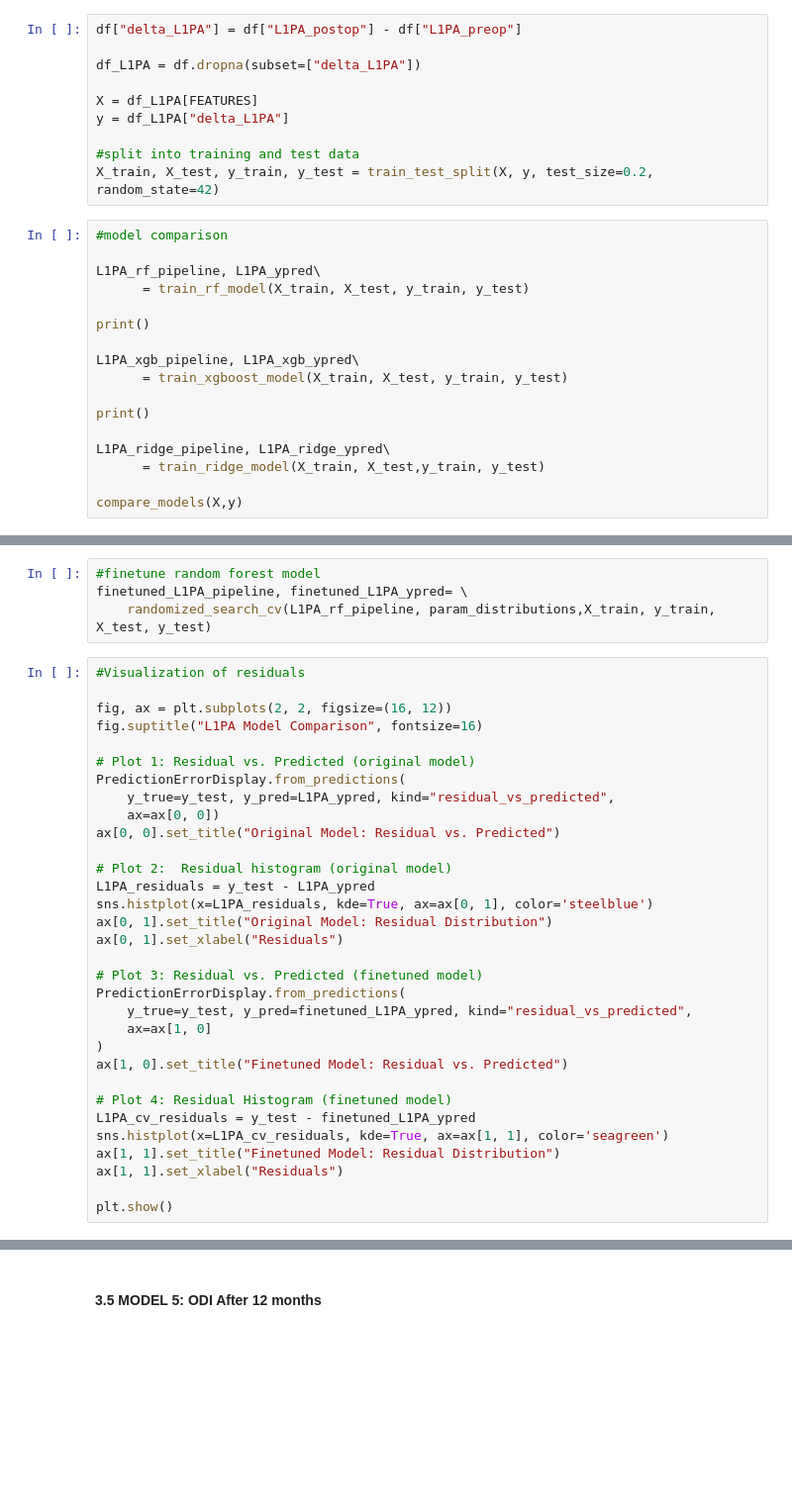
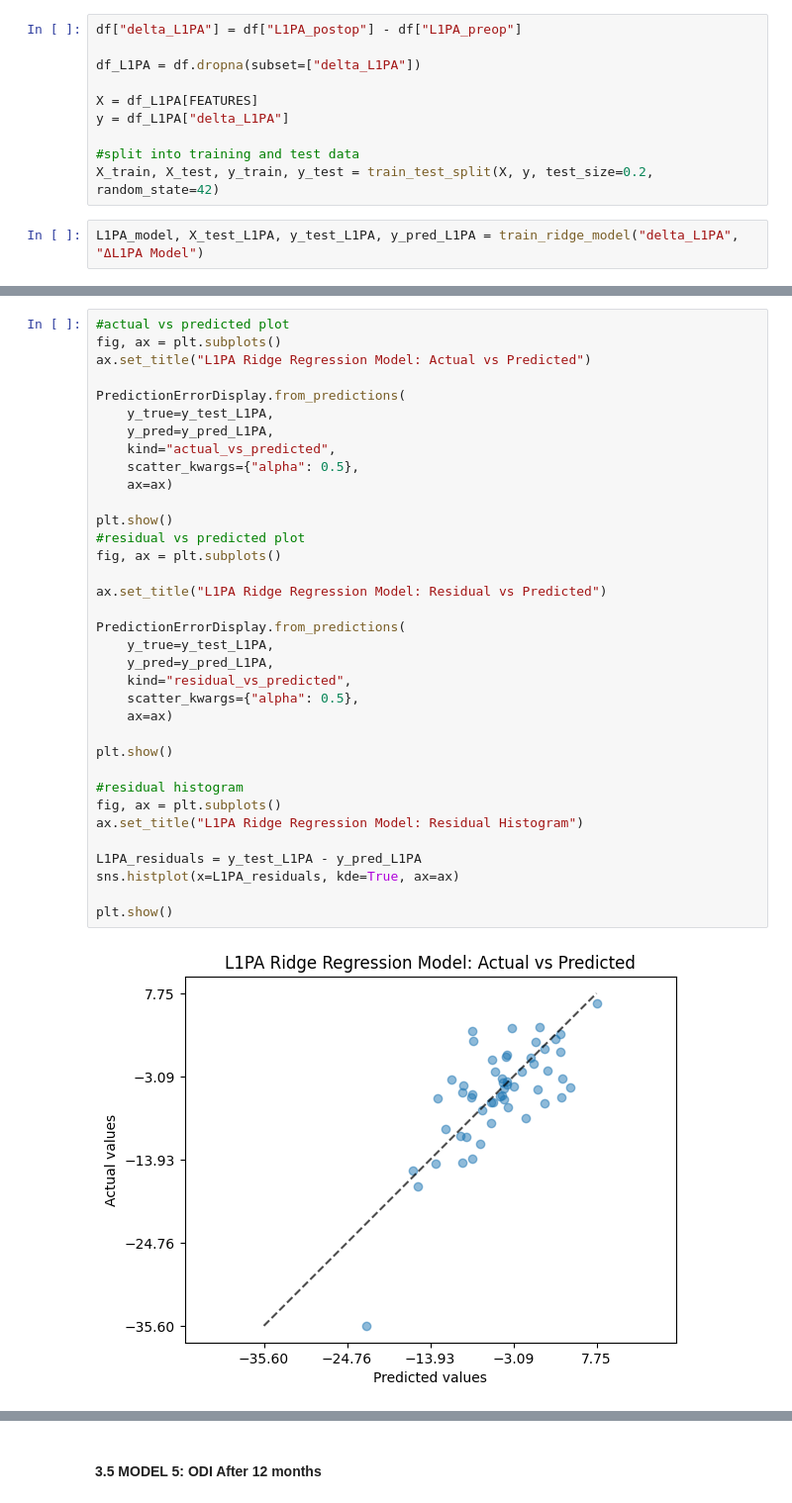
Before and after one commit to 124578-UW/Data-Science-Capstone, a Jupyter notebook: notebooks/03_ml_model_baseline.ipynb, the cells around one changed output, grey strips where cells are left out. Shown at 99% size. Cells and saved outputs as stored; diff of their text form; blank space fills up the shorter version.

```diff
--- a/notebooks/03_ml_model_baseline.ipynb
+++ b/notebooks/03_ml_model_baseline.ipynb
@@ -488,19 +412,4 @@ y = df_L1PA["delta_L1PA"]
 #split into training and test data
 X_train, X_test, y_train, y_test = train_test_split(X, y, test_size=0.2, random_state=42)
 # %%
-#model comparison
-
-L1PA_rf_pipeline, L1PA_ypred\
-      = train_rf_model(X_train, X_test, y_train, y_test)
-
-print()
-
-L1PA_xgb_pipeline, L1PA_xgb_ypred\
-      = train_xgboost_model(X_train, X_test, y_train, y_test)
-
-print()
-
-L1PA_ridge_pipeline, L1PA_ridge_ypred\
-      = train_ridge_model(X_train, X_test,y_train, y_test)
-
-compare_models(X,y)
+L1PA_model, X_test_L1PA, y_test_L1PA, y_pred_L1PA = train_ridge_model("delta_L1PA", "ΔL1PA Model")
@@ -507,36 +421,37 @@ compare_models(X,y)
-# %%
-#finetune random forest model
-finetuned_L1PA_pipeline, finetuned_L1PA_ypred= \
-    randomized_search_cv(L1PA_rf_pipeline, param_distributions,X_train, y_train, X_test, y_test)
 # %%
-#Visualization of residuals
+#actual vs predicted plot
+fig, ax = plt.subplots()
+ax.set_title("L1PA Ridge Regression Model: Actual vs Predicted")
 
-fig, ax = plt.subplots(2, 2, figsize=(16, 12))
-fig.suptitle("L1PA Model Comparison", fontsize=16)
-
-# Plot 1: Residual vs. Predicted (original model)
 PredictionErrorDisplay.from_predictions(
-    y_true=y_test, y_pred=L1PA_ypred, kind="residual_vs_predicted",
-    ax=ax[0, 0])
-ax[0, 0].set_title("Original Model: Residual vs. Predicted")
-
-# Plot 2:  Residual histogram (original model)
-L1PA_residuals = y_test - L1PA_ypred
-sns.histplot(x=L1PA_residuals, kde=True, ax=ax[0, 1], color='steelblue')
-ax[0, 1].set_title("Original Model: Residual Distribution")
-ax[0, 1].set_xlabel("Residuals")
-
-# Plot 3: Residual vs. Predicted (finetuned model)
-PredictionErrorDisplay.from_predictions(
-    y_true=y_test, y_pred=finetuned_L1PA_ypred, kind="residual_vs_predicted",
-    ax=ax[1, 0]
-)
-ax[1, 0].set_title("Finetuned Model: Residual vs. Predicted")
-
-# Plot 4: Residual Histogram (finetuned model)
-L1PA_cv_residuals = y_test - finetuned_L1PA_ypred
-sns.histplot(x=L1PA_cv_residuals, kde=True, ax=ax[1, 1], color='seagreen')
-ax[1, 1].set_title("Finetuned Model: Residual Distribution")
-ax[1, 1].set_xlabel("Residuals")
+    y_true=y_test_L1PA,
+    y_pred=y_pred_L1PA,
+    kind="actual_vs_predicted",
+    scatter_kwargs={"alpha": 0.5},
+    ax=ax)
 
 plt.show()
+#residual vs predicted plot
+fig, ax = plt.subplots()
+
+ax.set_title("L1PA Ridge Regression Model: Residual vs Predicted")
+
+PredictionErrorDisplay.from_predictions(
+    y_true=y_test_L1PA,
+    y_pred=y_pred_L1PA,
+    kind="residual_vs_predicted",
+    scatter_kwargs={"alpha": 0.5},
+    ax=ax)
+
+plt.show()
+
+#residual histogram
+fig, ax = plt.subplots()
+ax.set_title("L1PA Ridge Regression Model: Residual Histogram")
+
+L1PA_residuals = y_test_L1PA - y_pred_L1PA
+sns.histplot(x=L1PA_residuals, kde=True, ax=ax)
+
+plt.show()
+# %% [output]
+[figure, added]
```
Also changed, not shown: parts of 46 cells of this notebook.
